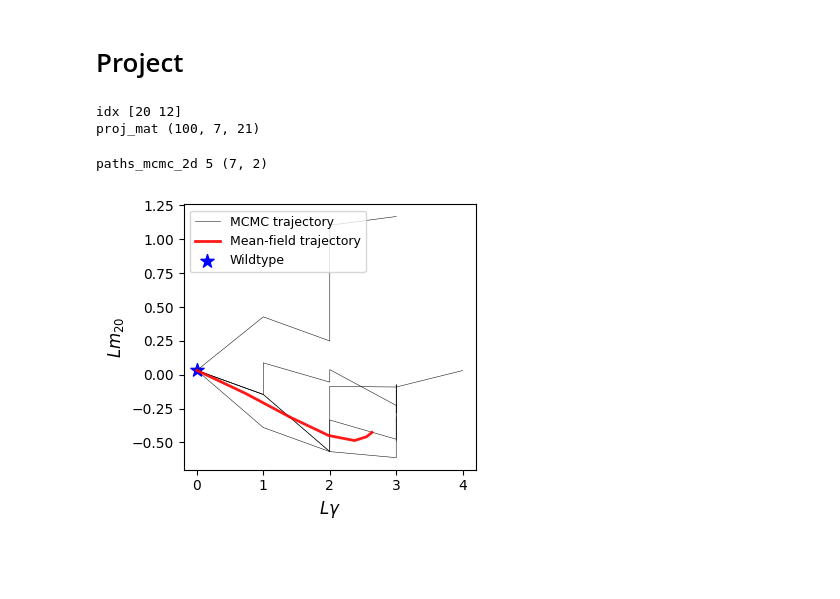
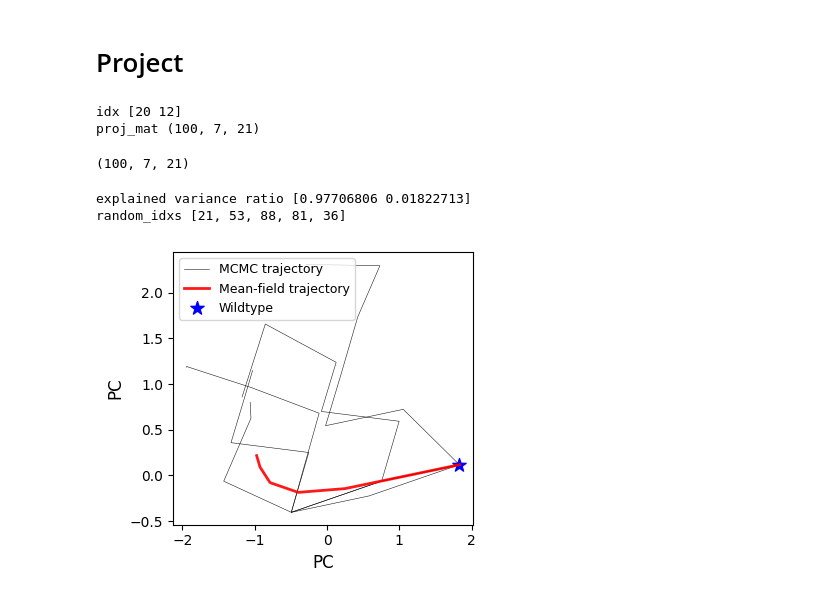
Before and after one commit to m-huot/ESCAPE_PATHS, a Jupyter notebook: lattice/Figure 2e.ipynb, the cells around one changed output. Saved outputs shown, nothing was run; the diff lists cells and outputs as text; code cells hidden in the pictures; blank space fills up the shorter version.

```diff
--- a/lattice/Figure 2e.ipynb
+++ b/lattice/Figure 2e.ipynb
@@ -137,38 +137,45 @@ L=27
 beta_w=1
 
 folder='../mean_field_theory/results_scripts/lattice/mean_f_lattice_T_6_beta_w_'+str(beta_w)+'_beta_phi_1'
-mopt = np.load(f"{folder}/mopt.npy")*L
+mopt = -np.load(f"{folder}/mopt.npy")*L
 mopt.shape#(T, M) path of T steps and M hidden units
 var = np.var(mopt[:,:-1], axis=0)
-idx = np.argsort(var)[-1:]#indices of the 1 hidden units with
+idx = np.argsort(var)[:]#indices of the 1 hidden units with
 #project mopt on these 2 hidden units
 import numpy as np
 #idx and last one
-idx=np.array([mopt.shape[1]-1,idx[0]])
+idx=np.array([mopt.shape[1]-1,idx[-1]])
 mopt_2d = mopt[:, idx]
 print("idx", idx)
 
 dir_mcmc = f"../lattice/paths/w_upper_T6_beta_w_{beta_w}"
-paths_mcmc=get_mcmc_proba_aa(dir_mcmc, wgamma_flat)
+paths_mcmc=-get_mcmc_proba_aa(dir_mcmc, wgamma_flat)
+paths_mcmc.shape#(num_paths, T, M)
 # %% [output]
 idx [20 12]
 proj_mat (100, 7, 21)
+(100, 7, 21)
 # %%
-def project_and_plot_2d(one_hot_seqs, wgamma_flat):
+def project_and_plot_2d():
 
 
 
 
     # --- Project reference points and trajectories ---
 
-
-
-
+    from sklearn.decomposition import PCA
+    pca = PCA(n_components=2, svd_solver="full", random_state=0)
+    pca.fit(mopt)  # fit only on mean-field trajectory (excluding final point)
+    print("explained variance ratio", pca.explained_variance_ratio_)
+    mopt_2d = pca.transform(mopt)
+    paths_mcmc_2d = pca.transform(paths_mcmc.reshape(-1, paths_mcmc.shape[2])).reshape(paths_mcmc.shape[0], paths_mcmc.shape[1], 2)
+    #ranomly select 5 MCMC trajectories to plot
     import random
     random.seed(21)  # for reproducibility
     random_idxs = random.sample(range(len(paths_mcmc)), 5)
-    paths_mcmc_2d = [paths_mcmc[i][:, idx] for i in random_idxs]
-    print("paths_mcmc_2d", len(paths_mcmc_2d), paths_mcmc_2d[0].shape)
+    print("random_idxs", random_idxs)
+    paths_mcmc_2d = paths_mcmc_2d[random_idxs]
+
 
     wt_2d = paths_mcmc_2d[0]
 
@@ -184,35 +191,36 @@ def project_and_plot_2d(one_hot_seqs, wgamma_flat):
         ax.plot(path[:, 0], path[:, 1],
                 color='black', linewidth=0.4, alpha=0.9,
                 label=label)
 
     #plot mopt2D
     ax.plot(mopt_2d[:,0], mopt_2d[:,1],
             color='red', linewidth=2, alpha=0.9,
             label="Mean-field trajectory")
 
     # --- VOC stars and annotations ---
 
 
     # --- Wildtype star ---
     ax.scatter(wt_2d[0, 0], wt_2d[0, 1], color='blue', marker='*', s=100, label='Wildtype')
 
     # --- Labels and colorbar ---
-    ax.set_ylabel(r"$Lm_{" + str(idx[0]) + "}$", fontsize=12)
-    ax.set_xlabel(r"$L\gamma$", fontsize=12)
+    ax.set_ylabel("PC", fontsize=12)
+    ax.set_xlabel("PC", fontsize=12)
 
 
 
     ax.legend(loc='best', frameon=True, fontsize=9)
 
     # --- PRL-style black frame ---
     for spine in ax.spines.values():
         spine.set_edgecolor('black')
         spine.set_linewidth(0.8)
 
     plt.tight_layout()
     plt.show()
 
-project_and_plot_2d(one_hot_seqs, wgamma_flat)
+project_and_plot_2d()
 # %% [output]
-paths_mcmc_2d 5 (7, 2)
+explained variance ratio [0.97706806 0.01822713]
+random_idxs [21, 53, 88, 81, 36]
-[figure, old version]
+[figure, new version]
```
Also changed, not shown: parts of 7 cells of this notebook, 2 other files.
